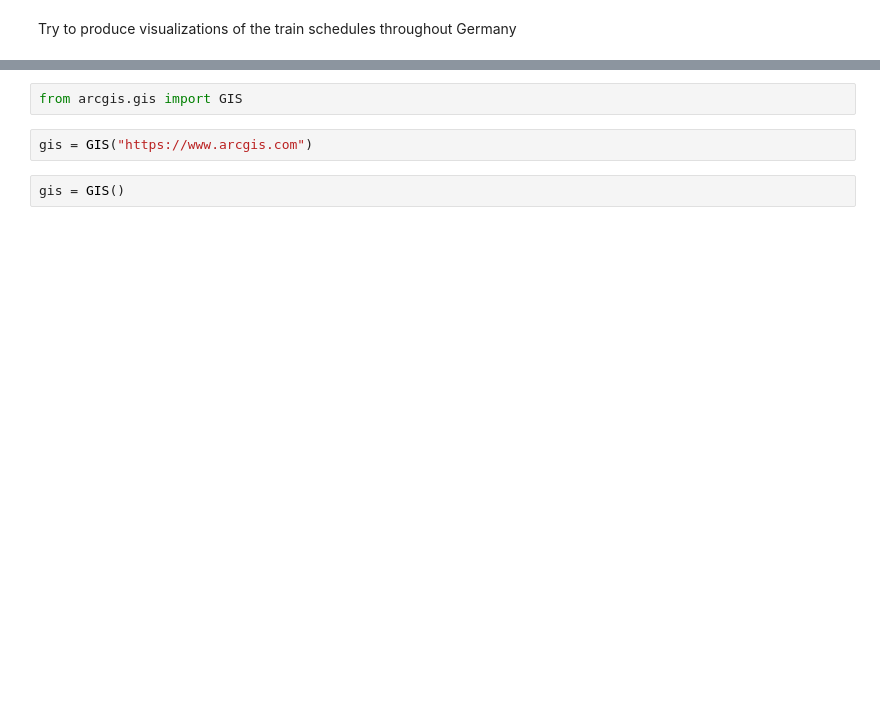
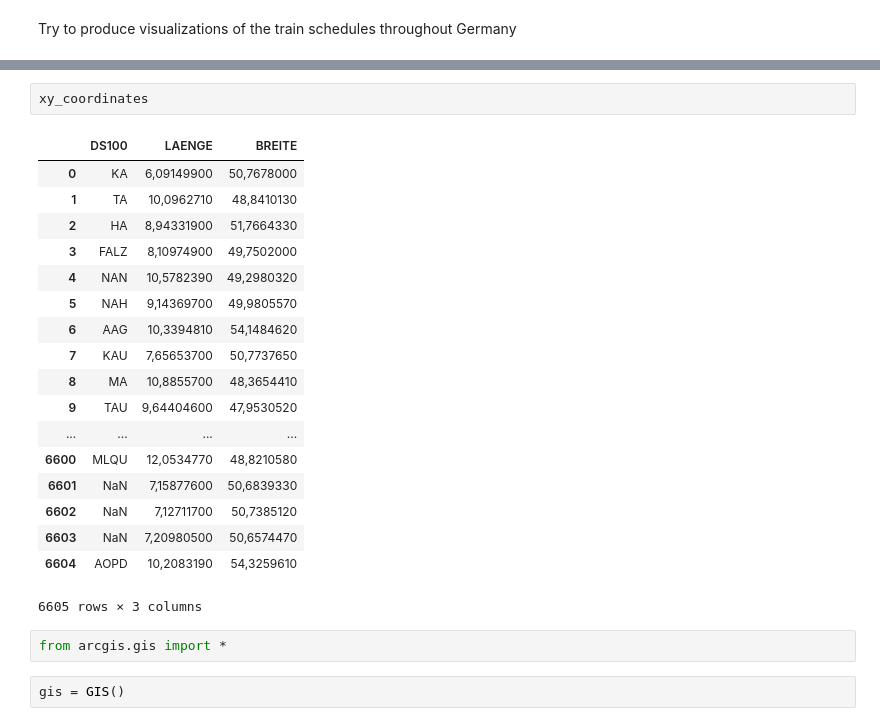
Before and after one commit to hainguyen93/grips-2019, a Jupyter notebook: ruby_code/Mapping.ipynb, the cells around one changed output, grey strips where cells are left out. Saved outputs shown, nothing was run; the diff lists cells and outputs as text; blank space fills up the shorter version.

```diff
--- a/ruby_code/Mapping.ipynb
+++ b/ruby_code/Mapping.ipynb
@@ -3,7 +51,26 @@ Try to produce visualizations of the train schedules throughout Germany
+# %%
+xy_coordinates
+# %% [output]
+|  | DS100 | LAENGE | BREITE |
+| 0 | KA | 6,09149900 | 50,7678000 |
+| 1 | TA | 10,0962710 | 48,8410130 |
+| 2 | HA | 8,94331900 | 51,7664330 |
+| 3 | FALZ | 8,10974900 | 49,7502000 |
+| 4 | NAN | 10,5782390 | 49,2980320 |
+| 5 | NAH | 9,14369700 | 49,9805570 |
+| 6 | AAG | 10,3394810 | 54,1484620 |
+| 7 | KAU | 7,65653700 | 50,7737650 |
+| 8 | MA | 10,8855700 | 48,3654410 |
+| 9 | TAU | 9,64404600 | 47,9530520 |
+| ... | ... | ... | ... |
+| 6600 | MLQU | 12,0534770 | 48,8210580 |
+| 6601 | NaN | 7,15877600 | 50,6839330 |
+| 6602 | NaN | 7,12711700 | 50,7385120 |
+| 6603 | NaN | 7,20980500 | 50,6574470 |
+| 6604 | AOPD | 10,2083190 | 54,3259610 |
+6605 rows × 3 columns
 # %%
-from arcgis.gis import GIS
+from arcgis.gis import *
-# %%
-gis = GIS("https://www.arcgis.com")
 # %%
 gis = GIS()
 # %%
```
Also changed, not shown: parts of 34 cells of this notebook, 5 other files.
